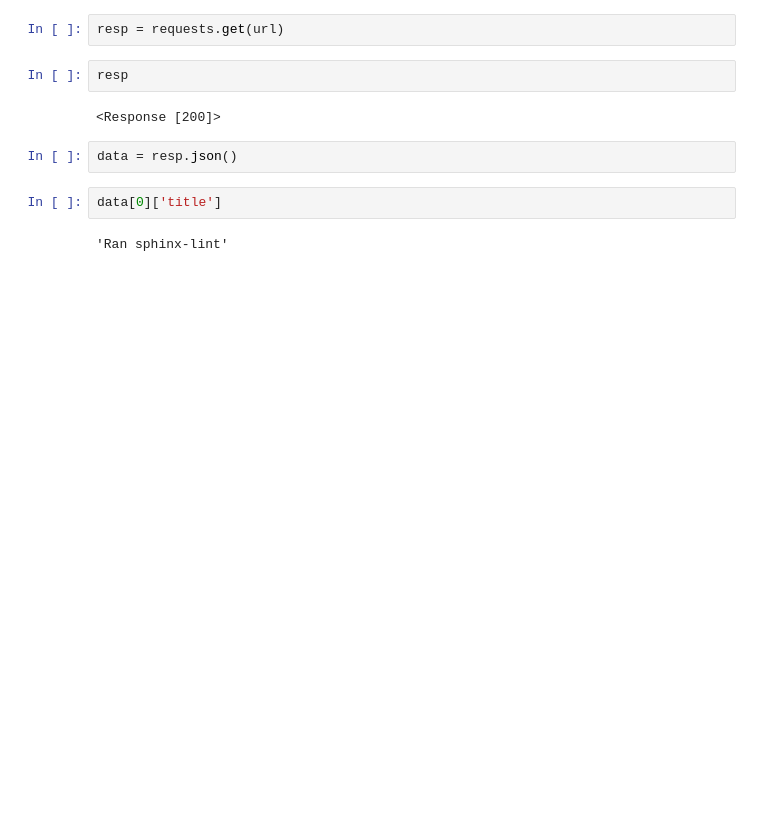
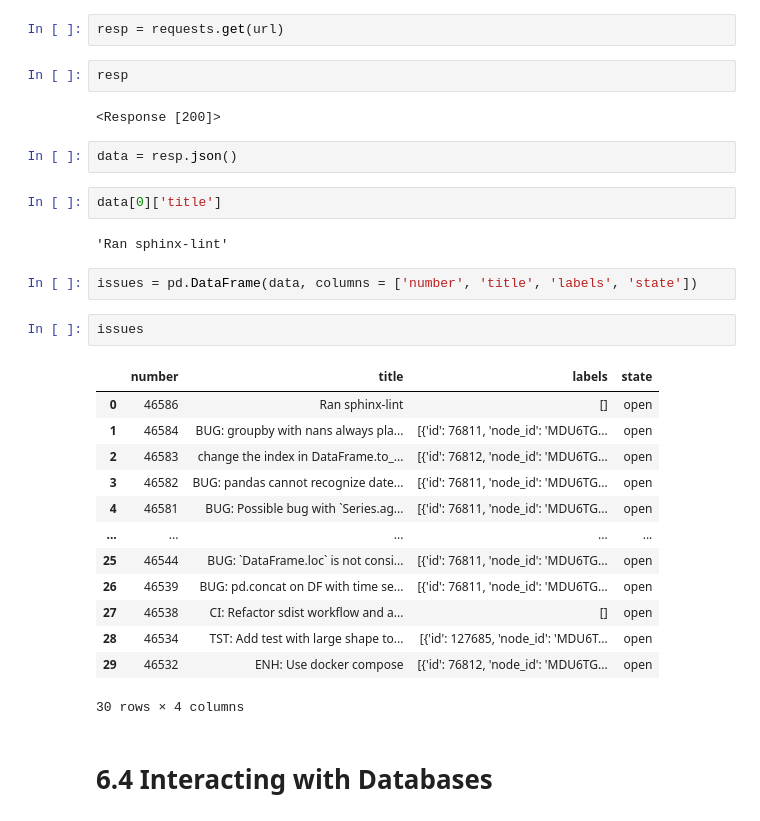
Before and after one commit to JosephKowalski2/WesWrangling, a Jupyter notebook: Chapter6WorkAlong.ipynb, the cells around one changed output. Drawn from its saved outputs; the diff is of its cells as text; blank space fills up the shorter version.

```diff
--- a/Chapter6WorkAlong.ipynb
+++ b/Chapter6WorkAlong.ipynb
@@ -592,3 +590,23 @@ data = resp.json()
 data[0]['title']
 # %% [output]
 'Ran sphinx-lint'
+# %%
+issues = pd.DataFrame(data, columns = ['number', 'title', 'labels', 'state'])
+# %%
+issues
+# %% [output]
+|  | number | title | labels | state |
+| 0 | 46586 | Ran sphinx-lint | [] | open |
+| 1 | 46584 | BUG: groupby with nans always pla... | [{'id': 76811, 'node_id': 'MDU6TG... | open |
+| 2 | 46583 | change the index in DataFrame.to_... | [{'id': 76812, 'node_id': 'MDU6TG... | open |
+| 3 | 46582 | BUG: pandas cannot recognize date... | [{'id': 76811, 'node_id': 'MDU6TG... | open |
+| 4 | 46581 | BUG: Possible bug with `Series.ag... | [{'id': 76811, 'node_id': 'MDU6TG... | open |
+| ... | ... | ... | ... | ... |
+| 25 | 46544 | BUG: `DataFrame.loc` is not consi... | [{'id': 76811, 'node_id': 'MDU6TG... | open |
+| 26 | 46539 | BUG: pd.concat on DF with time se... | [{'id': 76811, 'node_id': 'MDU6TG... | open |
+| 27 | 46538 | CI: Refactor sdist workflow and a... | [] | open |
+| 28 | 46534 | TST: Add test with large shape to... | [{'id': 127685, 'node_id': 'MDU6T... | open |
+| 29 | 46532 | ENH: Use docker compose | [{'id': 76812, 'node_id': 'MDU6TG... | open |
+30 rows × 4 columns
+# %% [markdown]
+# 6.4 Interacting with Databases
```
Also changed, not shown: parts of 1 cell of this notebook, 1 other file.
